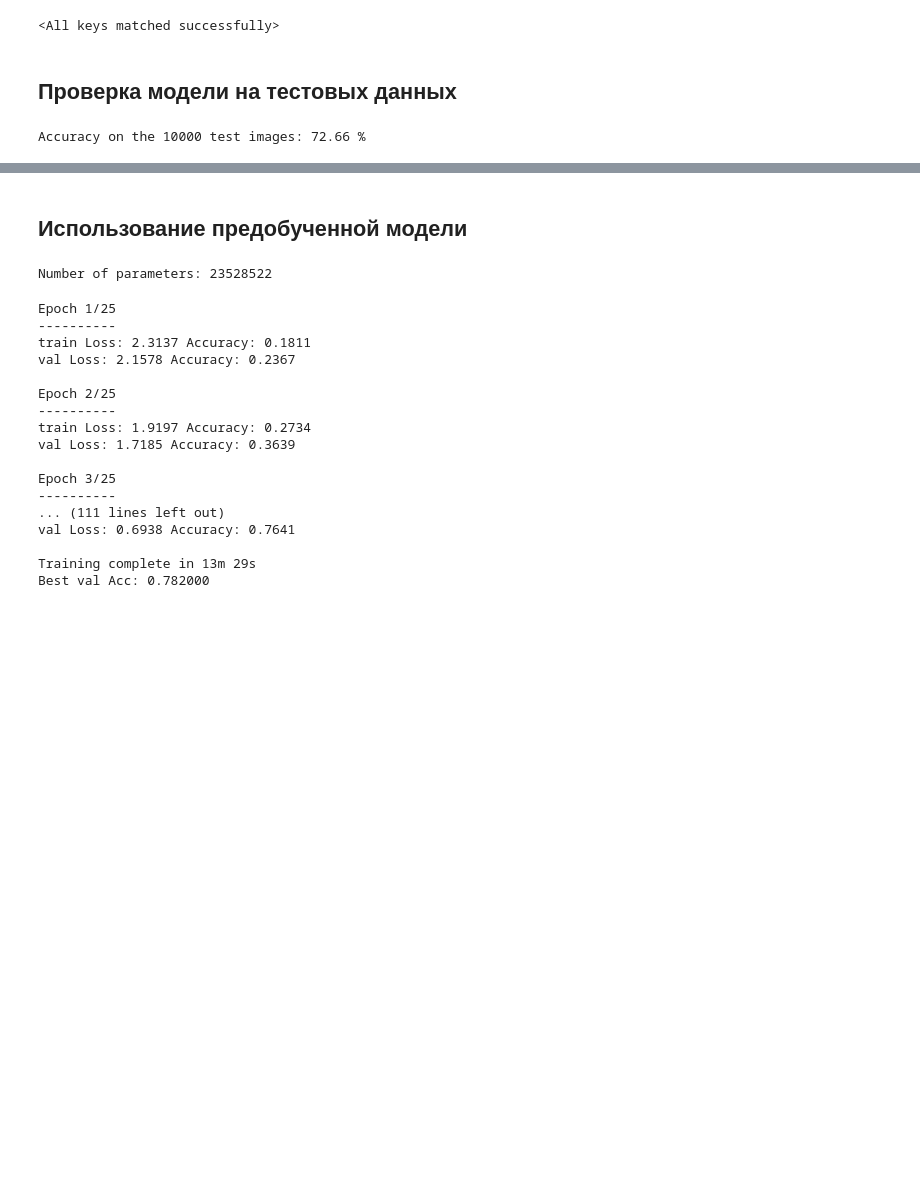
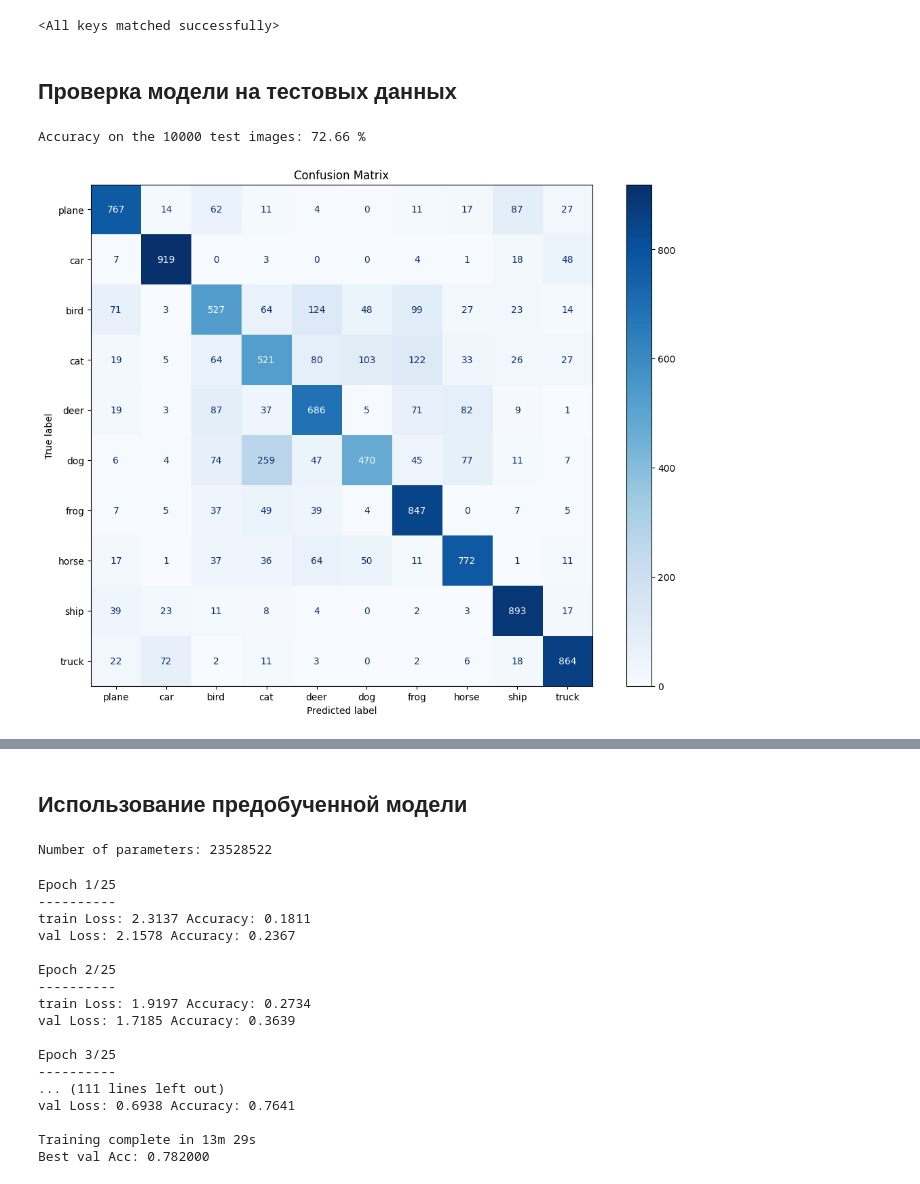
Before and after one commit to SerMisterMish/Statistical_and_Machine_Learning, a Jupyter notebook: nn_image/nn_image_conv/nn_image_conv.ipynb, the cells around one changed output, grey strips where cells are left out. Cells and saved outputs as stored; diff of their text form; code cells hidden in the pictures; blank space fills up the shorter version.

Commit message:
Add classification results visualization

```diff
--- a/nn_image/nn_image_conv/nn_image_conv.ipynb
+++ b/nn_image/nn_image_conv/nn_image_conv.ipynb
@@ -46,5 +52,5 @@ batch_size = 32
 dataloaders = {x: DataLoader(datasets[x], batch_size=batch_size, shuffle=True, num_workers=4, pin_memory=True, persistent_workers=True) for x in phases}
 dataset_sizes = {x: len(datasets[x]) for x in phases}
 
-classes = ('plane', 'car', 'bird', 'cat',
-           'deer', 'dog', 'frog', 'horse', 'ship', 'truck')
+classes = {x: y for x, y in zip(range(10), ('plane', 'car', 'bird', 'cat', 'deer', 'dog', 'frog', 'horse', 'ship', 'truck'))}
+# classes = ('plane', 'car', 'bird', 'cat', 'deer', 'dog', 'frog', 'horse', 'ship', 'truck')
@@ -190,7 +209,7 @@ def train_model(model, criterion, optimizer, scheduler, num_epochs=25):
 
                     # statistics
                     running_loss += loss.item() * inputs.shape[0]
-                    running_corrects += torch.sum(preds == labels.data).item()
+                    running_corrects += (preds == labels).sum().item().item()
 
                 epoch_loss = running_loss / dataset_sizes[phase]
                 epoch_acc = running_corrects / dataset_sizes[phase]
@@ -269,7 +287,7 @@ net.load_state_dict(torch.load(os.path.join(PATH, 'net.pt')))
 # %% [markdown]
 ## Проверка модели на тестовых данных
 # %%
-pred_vec = []
+y_true, y_pred = [], []
 correct = 0
 net.eval()
 with torch.no_grad():
@@ -278,9 +296,28 @@ with torch.no_grad():
         outputs = net(inputs)
         _, predicted = torch.max(outputs, 1)
         correct += (predicted == labels).sum().item()
-        pred_vec.append(predicted)
-    pred_vec = torch.cat(pred_vec)
+        y_true.append(labels.cpu())
+        y_pred.append(predicted.cpu())
+    y_true = torch.cat(y_true).numpy()
+    y_pred = torch.cat(y_pred).numpy()
 
 print('Accuracy on the 10000 test images: %.2f %%' % (100 * correct / dataset_sizes['test']))
 # %% [output]
 Accuracy on the 10000 test images: 72.66 %
+# %%
+def plot_confusion_matrix(y_true, y_pred, classes=None, cmap="Blues", figsize=(12.8, 9.6)):
+    y_t = [classes[label] for label in y_true]
+    y_p = [classes[label] for label in y_pred]
+    labels = list(classes.values())
+
+    cm = confusion_matrix(y_t, y_p, labels=labels)
+    disp = ConfusionMatrixDisplay(confusion_matrix=cm, display_labels=labels)
+
+    fig, ax = plt.subplots(figsize=figsize)
+    disp.plot(cmap=cmap, ax=ax)
+    ax.set_title(f"Confusion Matrix")
+    plt.show()
+
+plot_confusion_matrix(y_true, y_pred, classes=classes)
+# %% [output]
+[figure, added]
```
Also changed, not shown: parts of 8 cells of this notebook.
